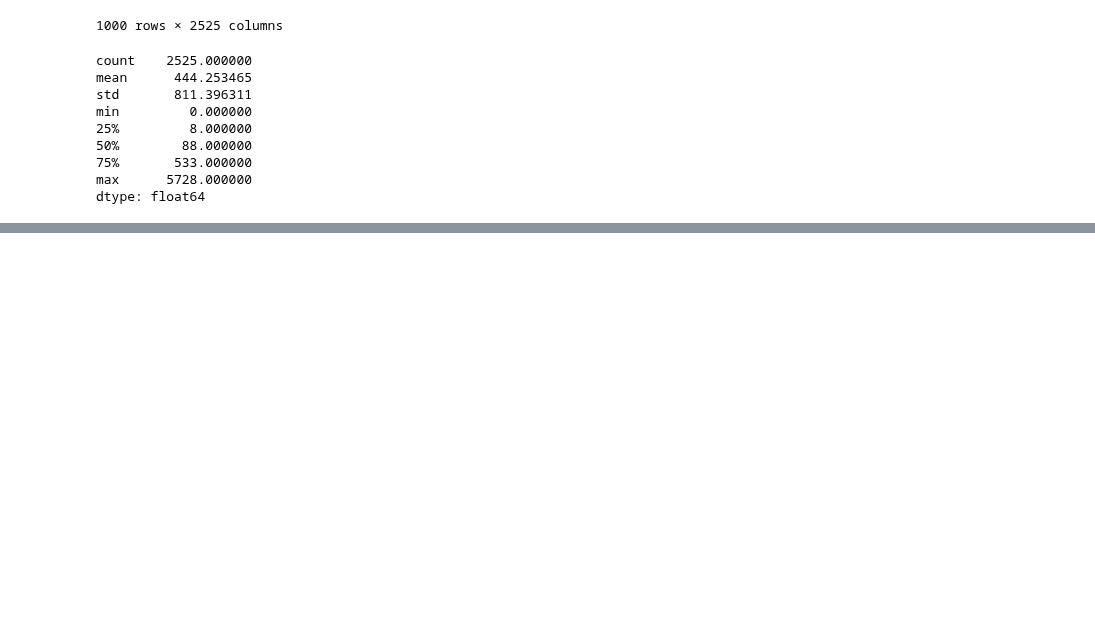
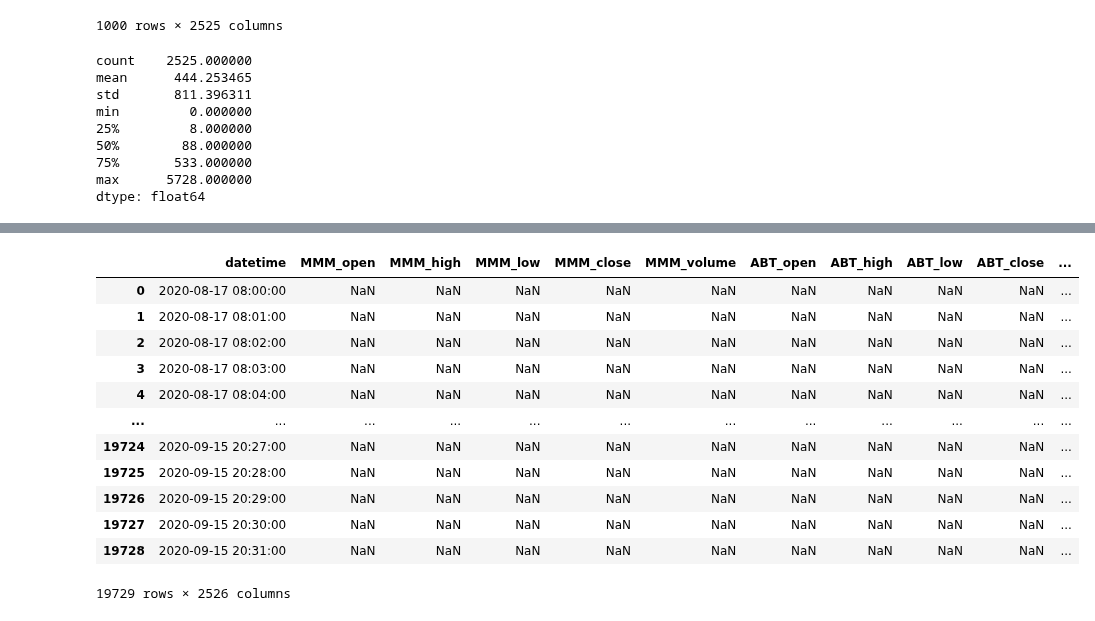
Before and after one commit to MarkPopovich/financial-ml, a Jupyter notebook: 1-ETL/1.4 Download SP500 Minute Data.ipynb, the cells around one changed output, grey strips where cells are left out. Saved outputs shown, nothing was run; the diff lists cells and outputs as text; code cells hidden in the pictures; blank space fills up the shorter version.

```diff
--- a/1-ETL/1.4 Download SP500 Minute Data.ipynb
+++ b/1-ETL/1.4 Download SP500 Minute Data.ipynb
@@ -245,0 +400,18 @@ X
+# %%
+spdf = pd.read_csv(f'{data_dir}sp500_minute_data.csv')
+# %%
+spdf
+# %% [output]
+|  | datetime | MMM_open | MMM_high | MMM_low | MMM_close | MMM_volume | ABT_open | ABT_high | ABT_low | ABT_close | ... |
+| 0 | 2020-08-17 08:00:00 | NaN | NaN | NaN | NaN | NaN | NaN | NaN | NaN | NaN | ... |
+| 1 | 2020-08-17 08:01:00 | NaN | NaN | NaN | NaN | NaN | NaN | NaN | NaN | NaN | ... |
+| 2 | 2020-08-17 08:02:00 | NaN | NaN | NaN | NaN | NaN | NaN | NaN | NaN | NaN | ... |
+| 3 | 2020-08-17 08:03:00 | NaN | NaN | NaN | NaN | NaN | NaN | NaN | NaN | NaN | ... |
+| 4 | 2020-08-17 08:04:00 | NaN | NaN | NaN | NaN | NaN | NaN | NaN | NaN | NaN | ... |
+| ... | ... | ... | ... | ... | ... | ... | ... | ... | ... | ... | ... |
+| 19724 | 2020-09-15 20:27:00 | NaN | NaN | NaN | NaN | NaN | NaN | NaN | NaN | NaN | ... |
+| 19725 | 2020-09-15 20:28:00 | NaN | NaN | NaN | NaN | NaN | NaN | NaN | NaN | NaN | ... |
+| 19726 | 2020-09-15 20:29:00 | NaN | NaN | NaN | NaN | NaN | NaN | NaN | NaN | NaN | ... |
+| 19727 | 2020-09-15 20:30:00 | NaN | NaN | NaN | NaN | NaN | NaN | NaN | NaN | NaN | ... |
+| 19728 | 2020-09-15 20:31:00 | NaN | NaN | NaN | NaN | NaN | NaN | NaN | NaN | NaN | ... |
+19729 rows × 2526 columns
```
Also changed, not shown: parts of 26 cells of this notebook, 34 other files.
